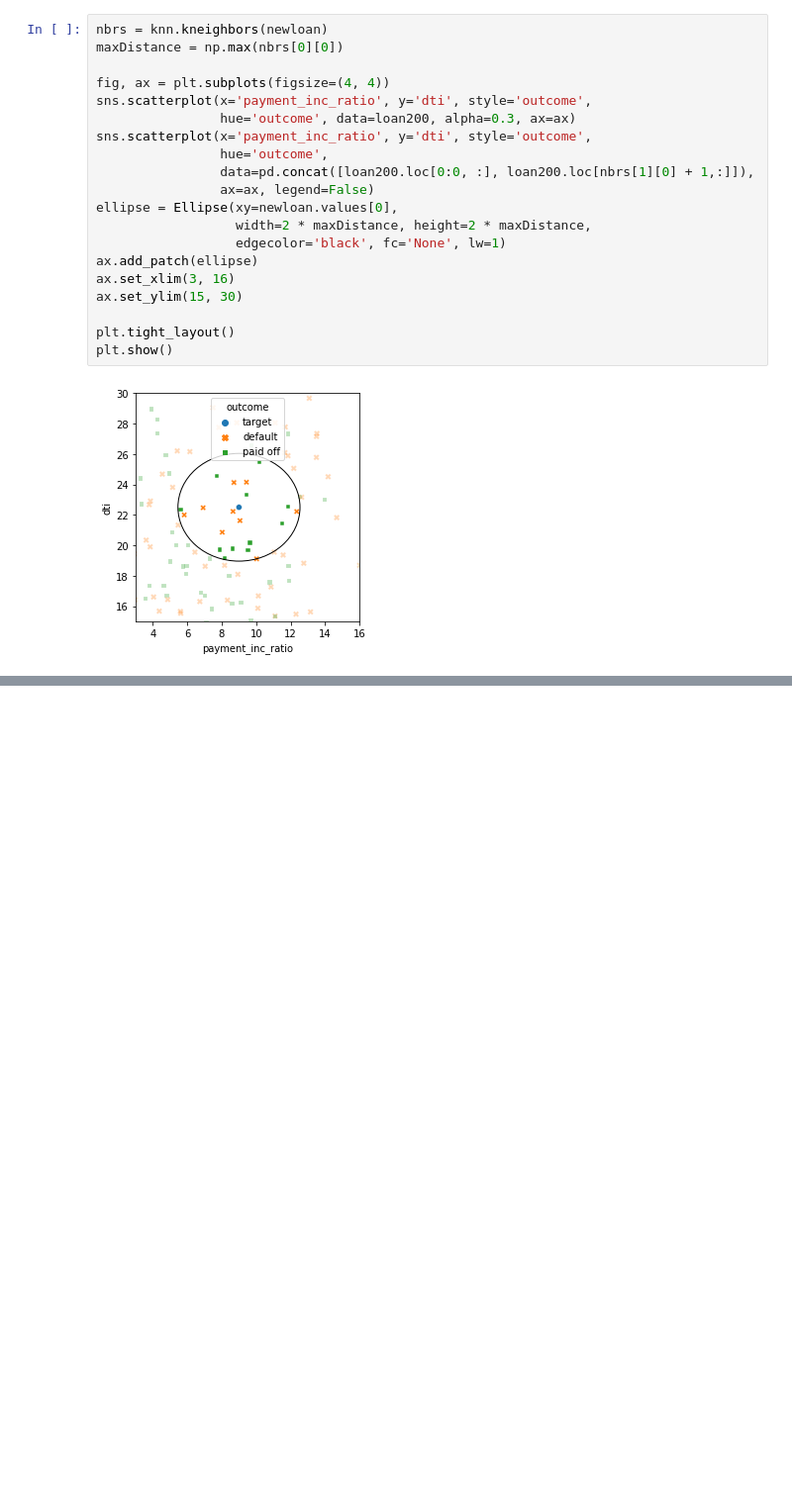
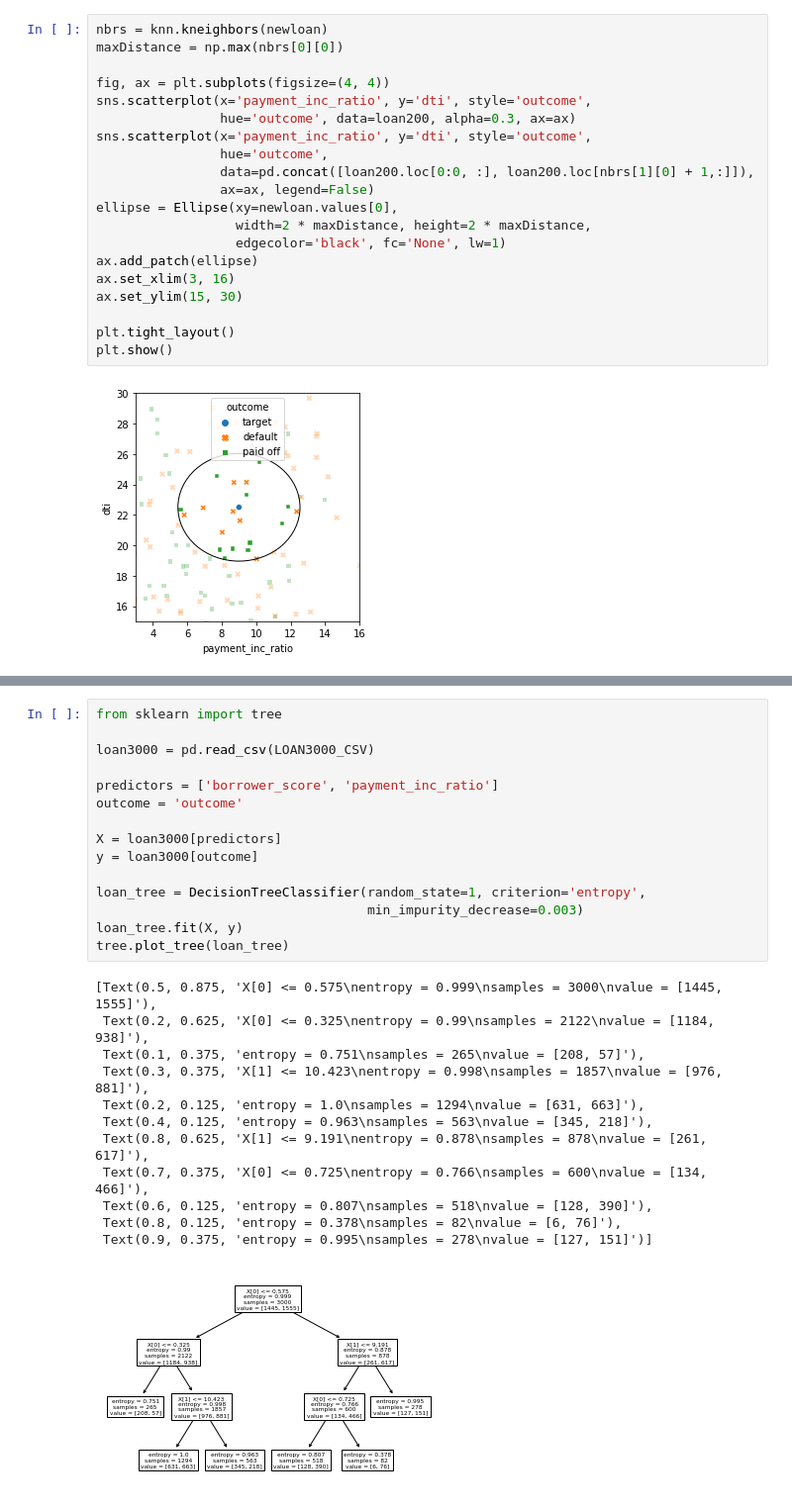
Before and after one commit to beauvilerobed/statistics-for-data-science, a Jupyter notebook: 6_StatisticalMachineLearning.ipynb, the cells around one changed output, grey strips where cells are left out. Shown: that part at 99% size. Saved outputs shown, nothing was run; the diff lists cells and outputs as text; blank space fills up the shorter version.

```diff
--- a/6_StatisticalMachineLearning.ipynb
+++ b/6_StatisticalMachineLearning.ipynb
@@ -132,0 +285,28 @@ plt.show()
+# %%
+from sklearn import tree
+
+loan3000 = pd.read_csv(LOAN3000_CSV)
+
+predictors = ['borrower_score', 'payment_inc_ratio']
+outcome = 'outcome'
+
+X = loan3000[predictors]
+y = loan3000[outcome]
+
+loan_tree = DecisionTreeClassifier(random_state=1, criterion='entropy',
+                                   min_impurity_decrease=0.003)
+loan_tree.fit(X, y)
+tree.plot_tree(loan_tree)
+# %% [output]
+[Text(0.5, 0.875, 'X[0] <= 0.575\nentropy = 0.999\nsamples = 3000\nvalue = [1445, 1555]'),
+ Text(0.2, 0.625, 'X[0] <= 0.325\nentropy = 0.99\nsamples = 2122\nvalue = [1184, 938]'),
+ Text(0.1, 0.375, 'entropy = 0.751\nsamples = 265\nvalue = [208, 57]'),
+ Text(0.3, 0.375, 'X[1] <= 10.423\nentropy = 0.998\nsamples = 1857\nvalue = [976, 881]'),
+ Text(0.2, 0.125, 'entropy = 1.0\nsamples = 1294\nvalue = [631, 663]'),
+ Text(0.4, 0.125, 'entropy = 0.963\nsamples = 563\nvalue = [345, 218]'),
+ Text(0.8, 0.625, 'X[1] <= 9.191\nentropy = 0.878\nsamples = 878\nvalue = [261, 617]'),
+ Text(0.7, 0.375, 'X[0] <= 0.725\nentropy = 0.766\nsamples = 600\nvalue = [134, 466]'),
+ Text(0.6, 0.125, 'entropy = 0.807\nsamples = 518\nvalue = [128, 390]'),
+ Text(0.8, 0.125, 'entropy = 0.378\nsamples = 82\nvalue = [6, 76]'),
+ Text(0.9, 0.375, 'entropy = 0.995\nsamples = 278\nvalue = [127, 151]')]
+[figure, added]
```
Also changed, not shown: parts of 14 cells of this notebook.
